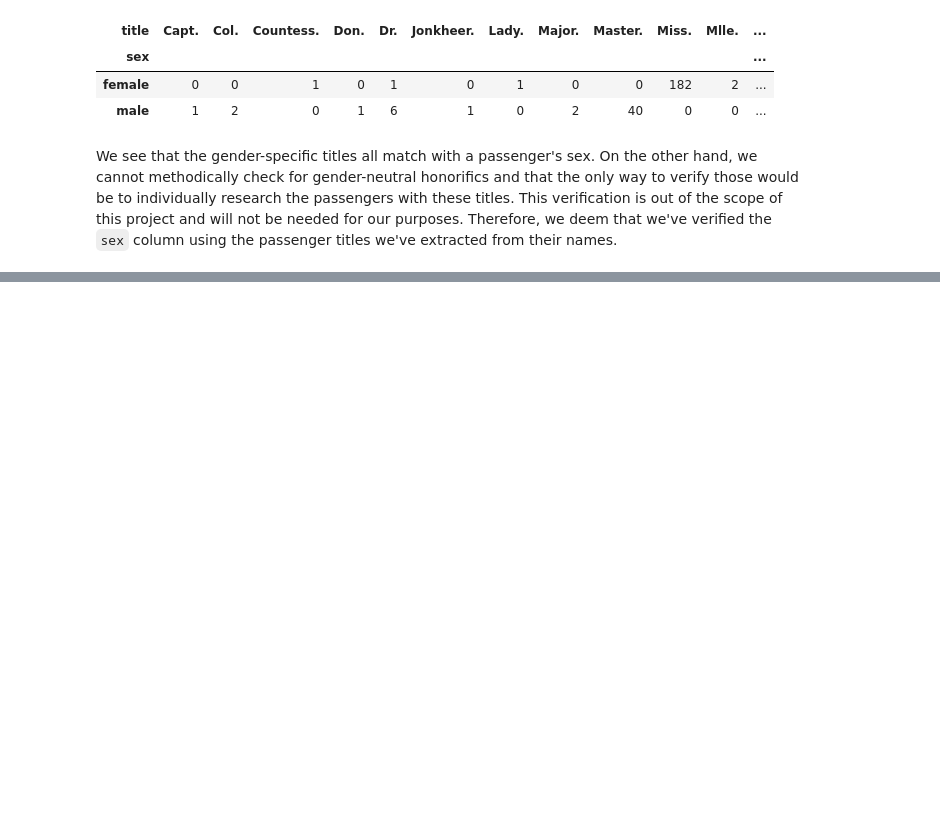
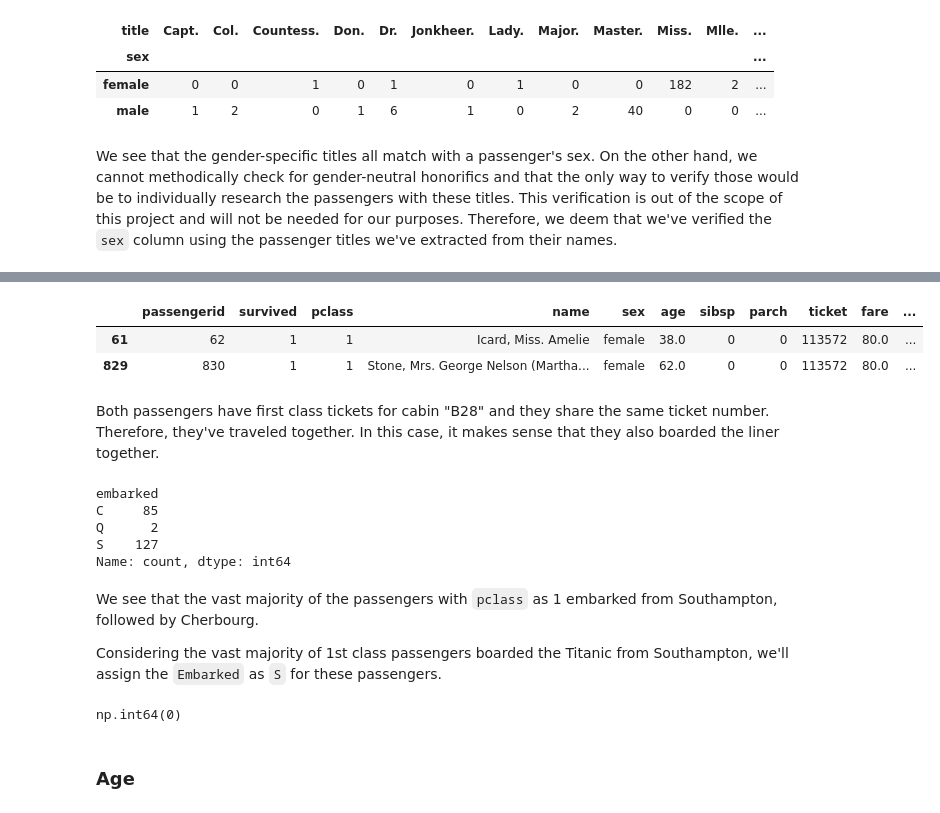
Before and after one commit to dunarand/Kaggle-Titanic-Competition, a Jupyter notebook: notebooks/2 - Data Wrangling.ipynb, the cells around one changed output, grey strips where cells are left out. Cells and saved outputs as stored; diff of their text form; code cells hidden in the pictures; blank space fills up the shorter version.

```diff
--- a/notebooks/2 - Data Wrangling.ipynb
+++ b/notebooks/2 - Data Wrangling.ipynb
@@ -211,10 +231,7 @@ def extract_deck_sectionless(cabin: str) -> str | list:
         return lst[0][0]
     if all([lst[0][0] == x[0] for x in lst]):
         return lst[0][0]
-    if lst[0][0] == "F" and lst[1][0] in [
-        "G",
-        "E",
-    ]:
+    if lst[0][0] == "F" and lst[1][0] in ["G", "E"]:
         return f"F"  # Only this line is modified
     return lst
 
@@ -263,8 +282,13 @@ by using that.
 # %%
-titles = []
-for index, row in df.iterrows():
-    for _str in row["name"].split(" "):
-        if "." in _str and _str not in titles:
-            titles.append(_str)
-titles
+titles = [
+    df["name"]
+    .dropna()
+    .str.split()
+    .explode()
+    .loc[lambda s: s.str.contains(".", regex=False)]
+    .unique()
+    .tolist()
+]
+
+print(titles)
 # %% [output]
@@ -352,7 +368,7 @@ titles = [
 ]
 
 
-def extract_title(name: str) -> str:
+def extract_title(name: str) -> str | None:
     """
     Extracts the honorific title from the name string
 
@@ -363,14 +379,14 @@ def extract_title(name: str) -> str:
 
     Returns
     -------
-    str
+    str | None
         Honorific title
     """
     str_list = name.split(" ")
     for _str in str_list:
         if _str in titles:
             return _str
-    return ""
+    return None
 # %%
 df["title"] = df["name"].apply(extract_title)
 
@@ -408,0 +472,31 @@ from their names.
+# %%
+df[df["embarked"].isna()]
+# %% [output]
+|  | passengerid | survived | pclass | name | sex | age | sibsp | parch | ticket | fare | ... |
+| 61 | 62 | 1 | 1 | Icard, Miss. Amelie | female | 38.0 | 0 | 0 | 113572 | 80.0 | ... |
+| 829 | 830 | 1 | 1 | Stone, Mrs. George Nelson (Martha... | female | 62.0 | 0 | 0 | 113572 | 80.0 | ... |
+# %% [markdown]
+Both passengers have first class tickets for cabin "B28" and they share the
+same ticket number. Therefore, they've traveled together. In this case, it
+makes sense that they also boarded the liner together.
+# %%
+df[df.pclass == 1].groupby(by="embarked")["embarked"].value_counts()
+# %% [output]
+embarked
+C     85
+Q      2
+S    127
+Name: count, dtype: int64
+# %% [markdown]
+We see that the vast majority of the passengers with `pclass` as 1 embarked
+from Southampton, followed by Cherbourg.
+
+Considering the vast majority of 1st class passengers boarded the Titanic
+from Southampton, we'll assign the `Embarked` as `S` for these passengers.
+# %%
+df["embarked"] = df["embarked"].fillna(value="S")
+df["embarked"].isna().sum()
+# %% [output]
+np.int64(0)
+# %% [markdown]
+### Age
```
Also changed, not shown: parts of 29 cells of this notebook, 2 other files.
